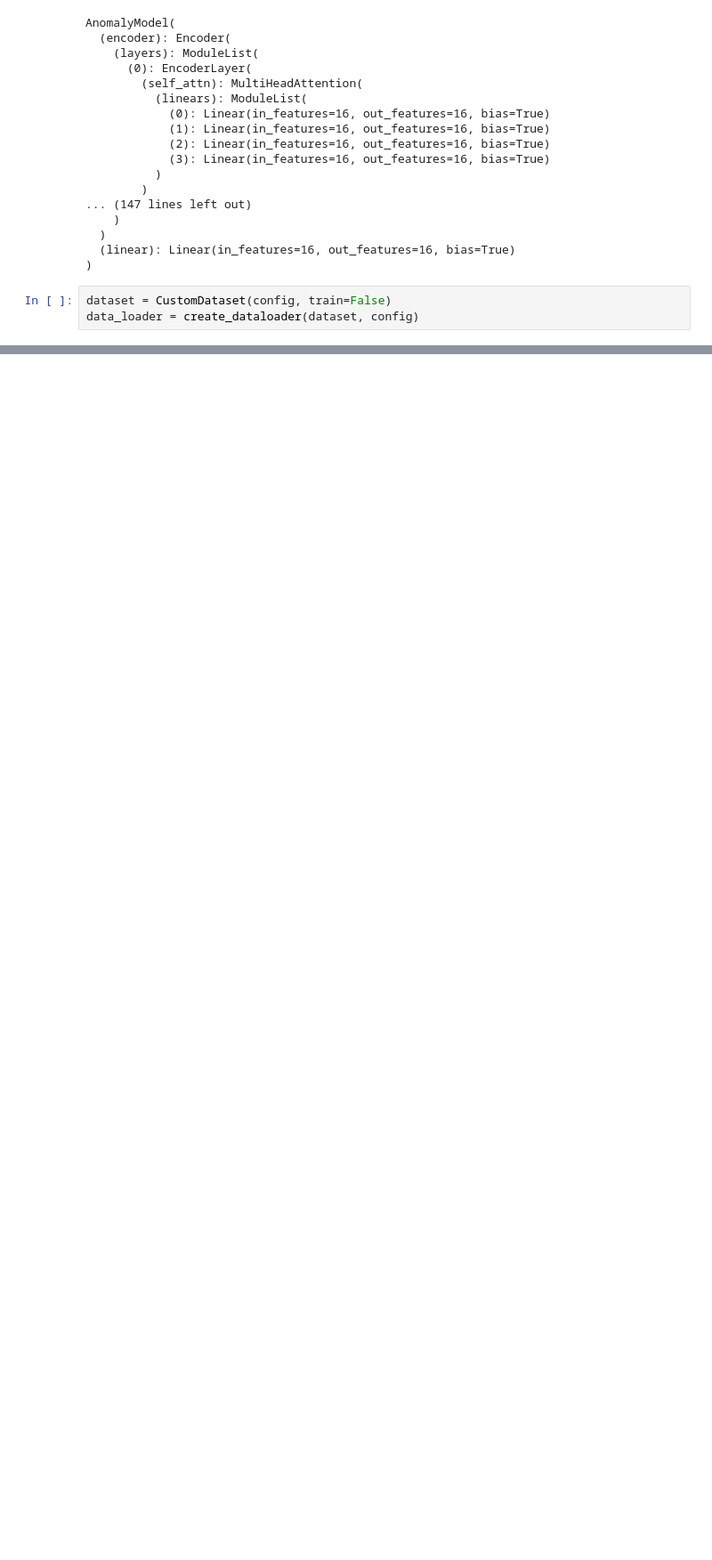
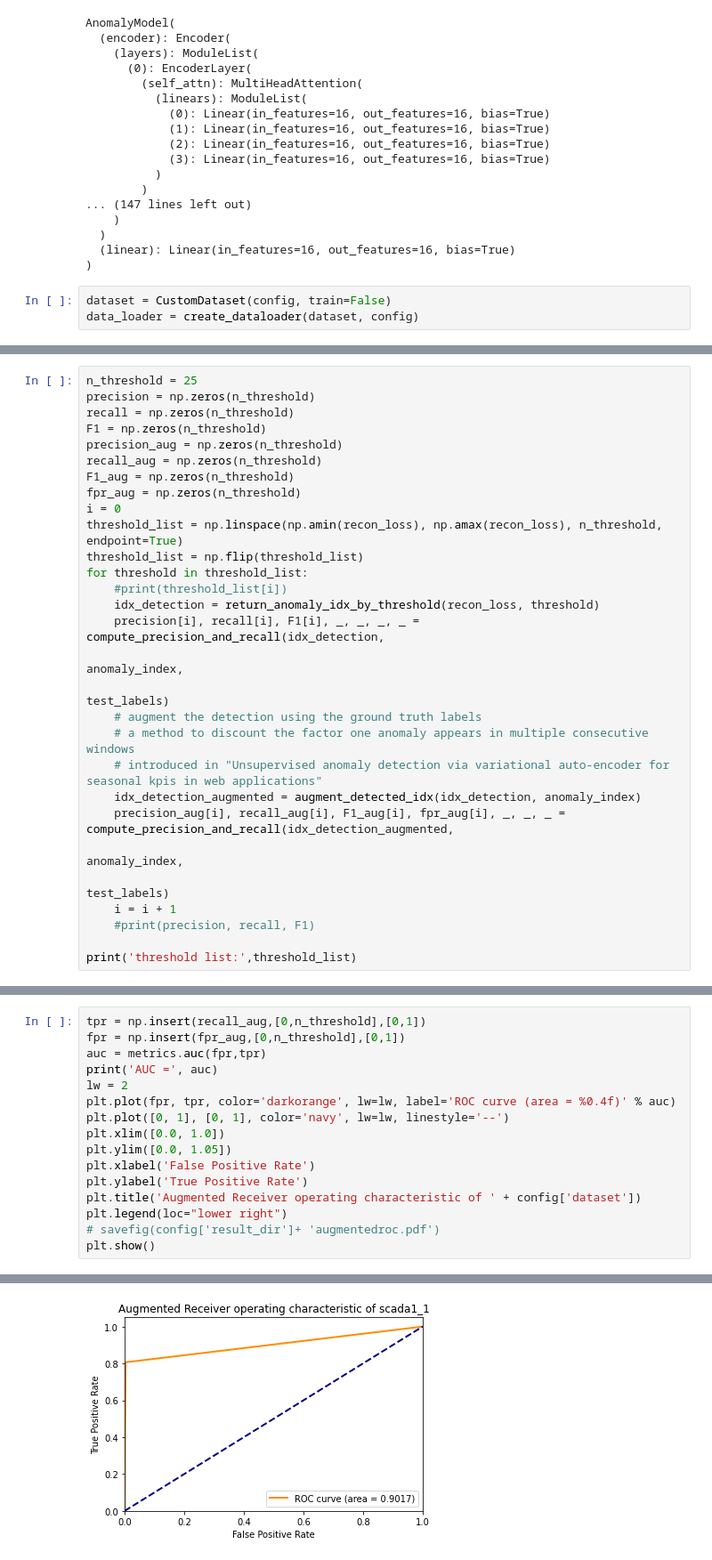
Before and after one commit to cptjack00/Anomaly-Detection-with-Transformer-Encoder, a Jupyter notebook: code/Transformer_1st_ver_scada1_1_eval.ipynb, the cells around one changed output, grey strips where cells are left out. Shown at 89% size. Saved outputs shown, nothing was run; the diff lists cells and outputs as text; blank space fills up the shorter version.

```diff
--- a/code/Transformer_1st_ver_scada1_1_eval.ipynb
+++ b/code/Transformer_1st_ver_scada1_1_eval.ipynb
@@ -56,0 +168,29 @@ batch['target']
+# %%
+n_threshold = 25
+precision = np.zeros(n_threshold)
+recall = np.zeros(n_threshold)
+F1 = np.zeros(n_threshold)
+precision_aug = np.zeros(n_threshold)
+recall_aug = np.zeros(n_threshold)
+F1_aug = np.zeros(n_threshold)
+fpr_aug = np.zeros(n_threshold)
+i = 0
+threshold_list = np.linspace(np.amin(recon_loss), np.amax(recon_loss), n_threshold, endpoint=True)
+threshold_list = np.flip(threshold_list)
+for threshold in threshold_list:
+    #print(threshold_list[i])
+    idx_detection = return_anomaly_idx_by_threshold(recon_loss, threshold)
+    precision[i], recall[i], F1[i], _, _, _, _ = compute_precision_and_recall(idx_detection,
+                                                                           anomaly_index,
+                                                                           test_labels)
+    # augment the detection using the ground truth labels
+    # a method to discount the factor one anomaly appears in multiple consecutive windows
+    # introduced in "Unsupervised anomaly detection via variational auto-encoder for seasonal kpis in web applications"
+    idx_detection_augmented = augment_detected_idx(idx_detection, anomaly_index)
+    precision_aug[i], recall_aug[i], F1_aug[i], fpr_aug[i], _, _, _ = compute_precision_and_recall(idx_detection_augmented,
+                                                                                       anomaly_index,
+                                                                                       test_labels)
+    i = i + 1
+    #print(precision, recall, F1)
+
+print('threshold list:',threshold_list)
@@ -56,0 +317,17 @@ batch['target']
+# %%
+tpr = np.insert(recall_aug,[0,n_threshold],[0,1])
+fpr = np.insert(fpr_aug,[0,n_threshold],[0,1])
+auc = metrics.auc(fpr,tpr)
+print('AUC =', auc)
+lw = 2
+plt.plot(fpr, tpr, color='darkorange', lw=lw, label='ROC curve (area = %0.4f)' % auc)
+plt.plot([0, 1], [0, 1], color='navy', lw=lw, linestyle='--')
+plt.xlim([0.0, 1.0])
+plt.ylim([0.0, 1.05])
+plt.xlabel('False Positive Rate')
+plt.ylabel('True Positive Rate')
+plt.title('Augmented Receiver operating characteristic of ' + config['dataset'])
+plt.legend(loc="lower right")
+# savefig(config['result_dir']+ 'augmentedroc.pdf')
+plt.show()
+# %% [output]
@@ -56,0 +335 @@ batch['target']
+[figure, added]
```
Also changed, not shown: parts of 18 cells of this notebook, 2 other files.
